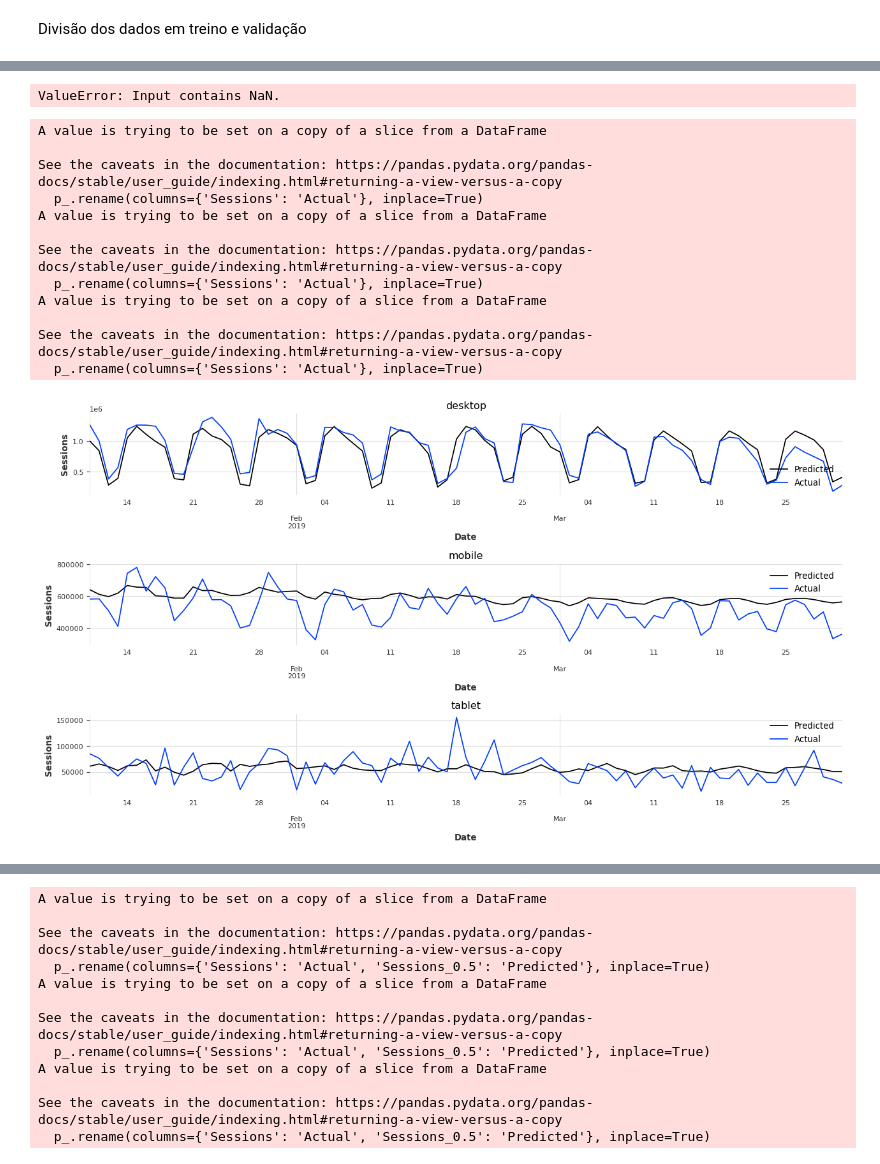
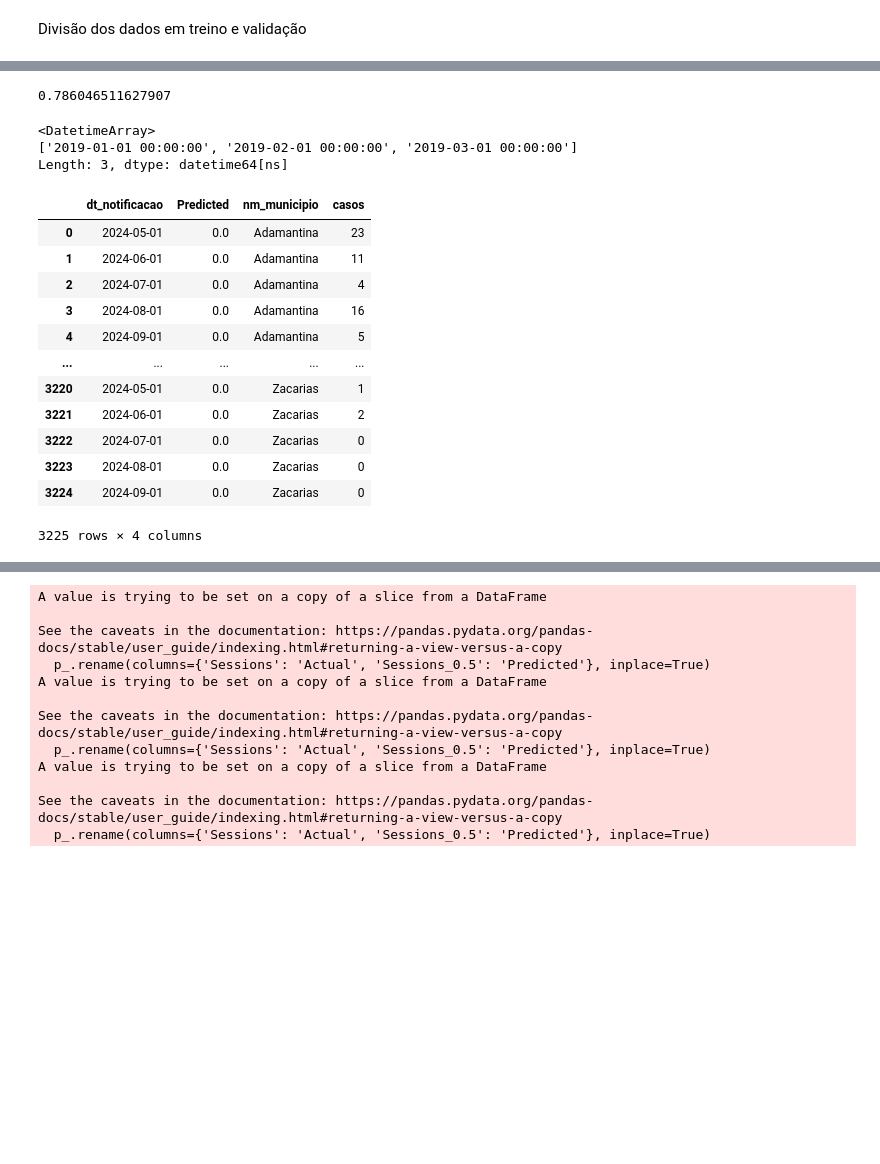
Before and after one commit to Kenzo-Sugai/PrevisaoCasosDengueSP, a Jupyter notebook: Python/Kalman/testeKalman.ipynb, the cells around one changed output, grey strips where cells are left out. Saved outputs shown, nothing was run; the diff lists cells and outputs as text; code cells hidden in the pictures; blank space fills up the shorter version.

```diff
--- a/Python/Kalman/testeKalman.ipynb
+++ b/Python/Kalman/testeKalman.ipynb
@@ -86,9 +70,9 @@ h = valid['DT_NOTIFICACAO'].nunique()
 #importação da biblioteca utilizada para criar e manipular series temporais
 from darts import TimeSeries # type: ignore
 #retorna uma lista de todos os dispositivos únicos, para saber quantas series temporais criar
-series_names = train['NM_MUNICIPIO'].unique()
+series_names = train['nm_municipio'].unique()
 #cria uma serie temporal a partir de um dataframe.
 # Cada série temporal representa a evolução de um valor ao longo do tempo para um grupo específico (neste caso, um tipo de dispositivo)
-train_series = TimeSeries.from_group_dataframe(train, time_col='DT_NOTIFICACAO', value_cols=['REGISTROS'], group_cols=['NM_MUNICIPIO'], freq='D', fill_missing_dates=True, fillna_value=0.)
+train_series = TimeSeries.from_group_dataframe(train, time_col='dt_notificacao', value_cols=['casos'], group_cols=['nm_municipio'], freq='D', fill_missing_dates=True, fillna_value=0.)
 # %%
 from darts.models import KalmanForecaster # type: ignore
@@ -127,36 +131,32 @@ preds = pd.concat(preds, axis=0, ignore_index=True).rename(columns={'REGISTROS':
 # %%
 #junta os dados r5eais com os dados previstos
-preds = preds.merge(valid, on=['DT_NOTIFICACAO', 'NM_MUNICIPIO'], how='left')
+preds = preds.merge(train, on=['dt_notificacao', 'nm_municipio'], how='inner')
 
 
 #usa o MAPE para medir o quao distantes estao os valores dos reais
 from sklearn.metrics import mean_absolute_percentage_error # type: ignore
-mean_absolute_percentage_error(preds['REGISTROS'], preds['Predicted'])
+mean_absolute_percentage_error(preds['casos'], preds['Predicted'])
 # %% [output]
-ValueError: Input contains NaN.
+0.786046511627907
-# %%
-#cria os 3 graficos
-fig,ax = plt.subplots(3,1,figsize=(1280/96, 720/96), dpi=96)
-#filtrar as previsões para considerar apenas as datas a partir de 10 de janeiro de 2019. Isso pode ser útil para focar em um período específico de validação.
-preds_ = preds[preds['Date'] >= '2019-01-10']
-for ax_, device in enumerate(preds_['Device Category'].unique()):
-    p_ = preds_.loc[preds_['Device Category'] == device]
-    p_.rename(columns={'Sessions': 'Actual'}, inplace=True)
-    p_.plot(x='Date', y=['Predicted', 'Actual'], ax=ax[ax_], title=device)
-    ax[ax_].set_xlabel('Date')
-    ax[ax_].set_ylabel('Sessions')
-fig.tight_layout()
-# %% [output]
-A value is trying to be set on a copy of a slice from a DataFrame
-
-See the caveats in the documentation: https://pandas.pydata.org/pandas-docs/stable/user_guide/indexing.html#returning-a-view-versus-a-copy
-  p_.rename(columns={'Sessions': 'Actual'}, inplace=True)
-A value is trying to be set on a copy of a slice from a DataFrame
-
-See the caveats in the documentation: https://pandas.pydata.org/pandas-docs/stable/user_guide/indexing.html#returning-a-view-versus-a-copy
-  p_.rename(columns={'Sessions': 'Actual'}, inplace=True)
-A value is trying to be set on a copy of a slice from a DataFrame
-
-See the caveats in the documentation: https://pandas.pydata.org/pandas-docs/stable/user_guide/indexing.html#returning-a-view-versus-a-copy
-  p_.rename(columns={'Sessions': 'Actual'}, inplace=True)
-[figure, removed]
+# %%
+valid['dt_notificacao'].unique()
+# %% [output]
+<DatetimeArray>
+['2019-01-01 00:00:00', '2019-02-01 00:00:00', '2019-03-01 00:00:00']
+Length: 3, dtype: datetime64[ns]
+# %%
+preds
+# %% [output]
+|  | dt_notificacao | Predicted | nm_municipio | casos |
+| 0 | 2024-05-01 | 0.0 | Adamantina | 23 |
+| 1 | 2024-06-01 | 0.0 | Adamantina | 11 |
+| 2 | 2024-07-01 | 0.0 | Adamantina | 4 |
+| 3 | 2024-08-01 | 0.0 | Adamantina | 16 |
+| 4 | 2024-09-01 | 0.0 | Adamantina | 5 |
+| ... | ... | ... | ... | ... |
+| 3220 | 2024-05-01 | 0.0 | Zacarias | 1 |
+| 3221 | 2024-06-01 | 0.0 | Zacarias | 2 |
+| 3222 | 2024-07-01 | 0.0 | Zacarias | 0 |
+| 3223 | 2024-08-01 | 0.0 | Zacarias | 0 |
+| 3224 | 2024-09-01 | 0.0 | Zacarias | 0 |
+3225 rows × 4 columns
```
Also changed, not shown: parts of 10 cells of this notebook, 1 other file.
